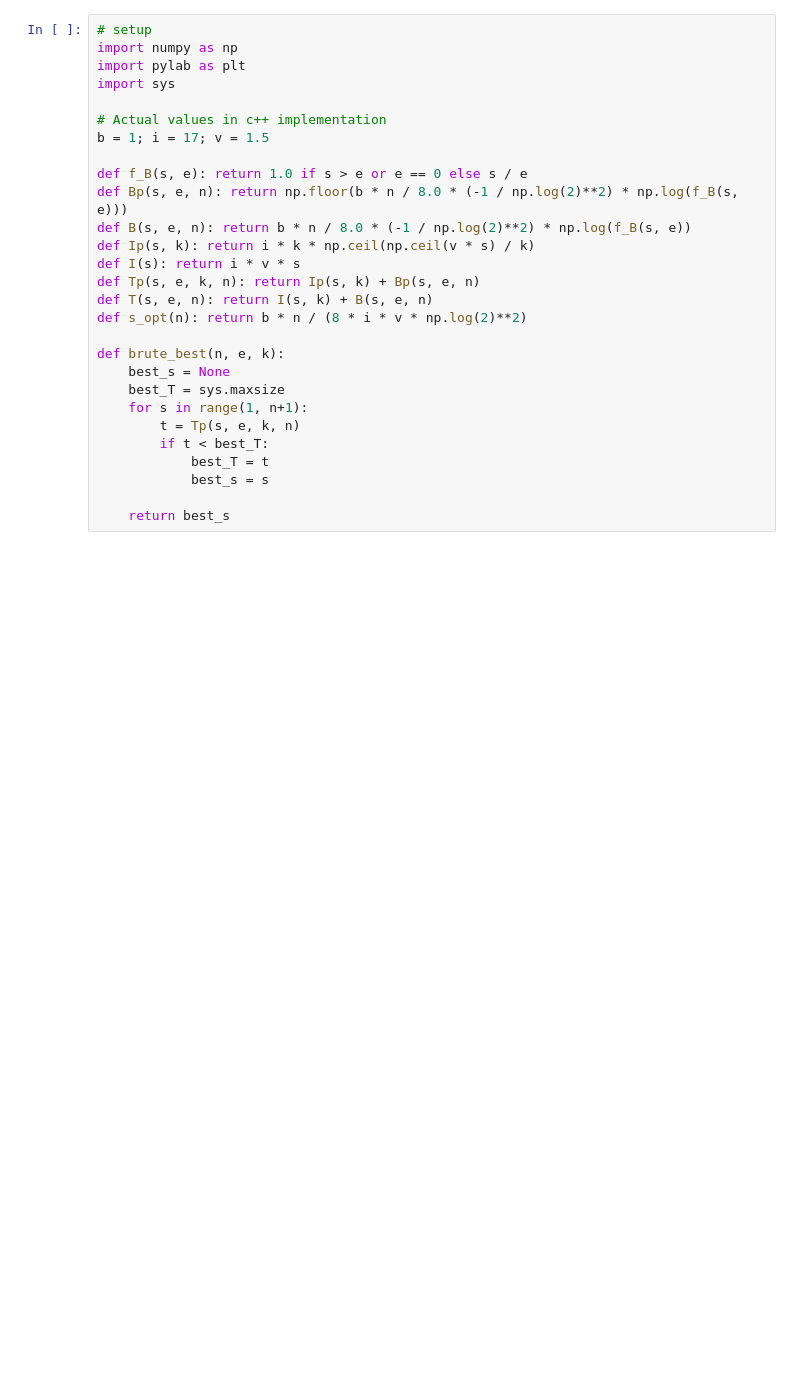
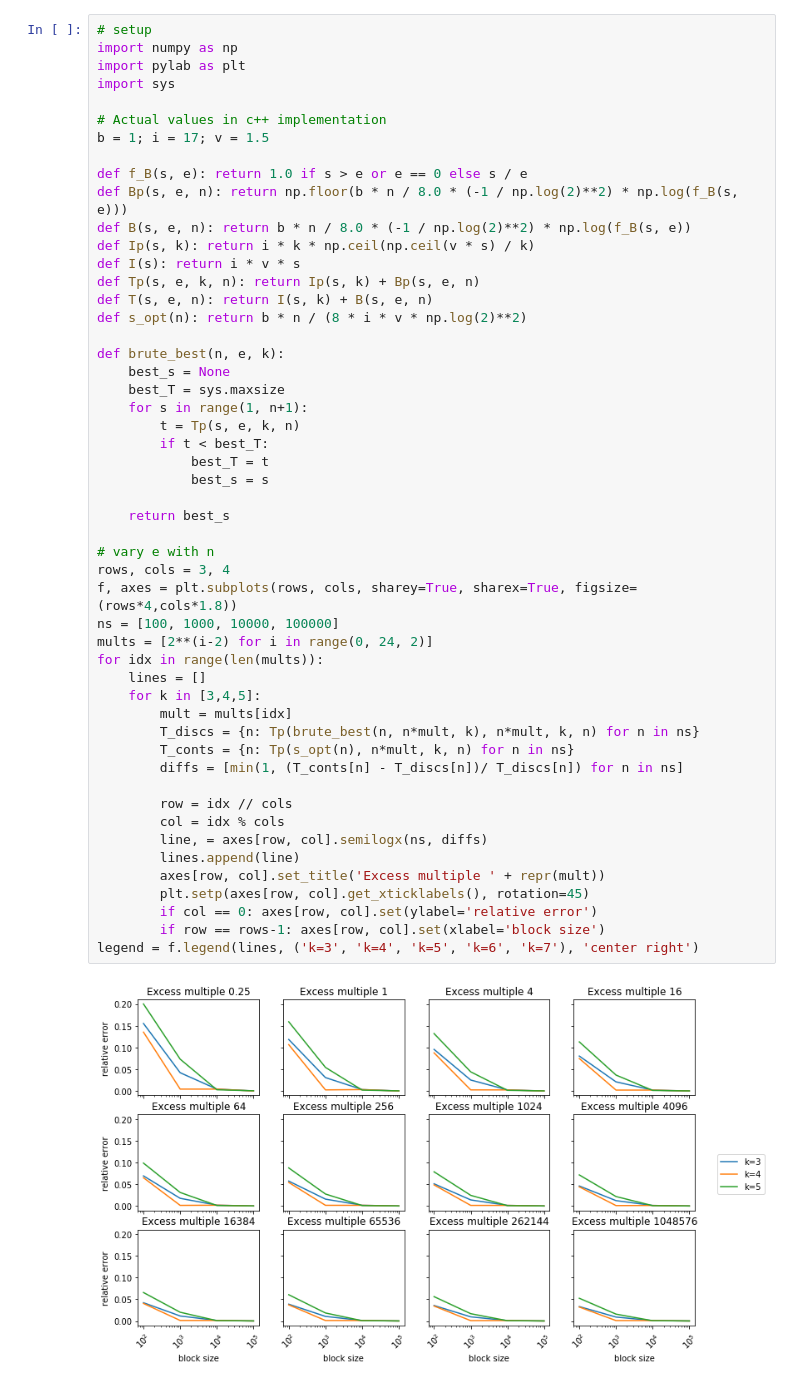
Before and after one commit to bissias/graphene-experiments, a Jupyter notebook: jupyter/graphene_size_optimization.ipynb, the cells around one changed output. Drawn from its saved outputs; the diff is of its cells as text; blank space fills up the shorter version.

```diff
--- a/jupyter/graphene_size_optimization.ipynb
+++ b/jupyter/graphene_size_optimization.ipynb
@@ -55,28 +55,53 @@ In the code below, we analyze the accuracy of the continuous model, relative to
 # %%
 # setup
 import numpy as np
 import pylab as plt
 import sys
 
 # Actual values in c++ implementation
 b = 1; i = 17; v = 1.5
 
 def f_B(s, e): return 1.0 if s > e or e == 0 else s / e
 def Bp(s, e, n): return np.floor(b * n / 8.0 * (-1 / np.log(2)**2) * np.log(f_B(s, e)))
 def B(s, e, n): return b * n / 8.0 * (-1 / np.log(2)**2) * np.log(f_B(s, e))
 def Ip(s, k): return i * k * np.ceil(np.ceil(v * s) / k)
 def I(s): return i * v * s
 def Tp(s, e, k, n): return Ip(s, k) + Bp(s, e, n)
 def T(s, e, n): return I(s, k) + B(s, e, n)
 def s_opt(n): return b * n / (8 * i * v * np.log(2)**2)
 
 def brute_best(n, e, k):
     best_s = None
     best_T = sys.maxsize
     for s in range(1, n+1):
         t = Tp(s, e, k, n)
         if t < best_T:
             best_T = t
             best_s = s
 
     return best_s
+
+# vary e with n
+rows, cols = 3, 4
+f, axes = plt.subplots(rows, cols, sharey=True, sharex=True, figsize=(rows*4,cols*1.8))
+ns = [100, 1000, 10000, 100000]
+mults = [2**(i-2) for i in range(0, 24, 2)]
+for idx in range(len(mults)):
+    lines = []
+    for k in [3,4,5]:
+        mult = mults[idx]
+        T_discs = {n: Tp(brute_best(n, n*mult, k), n*mult, k, n) for n in ns}
+        T_conts = {n: Tp(s_opt(n), n*mult, k, n) for n in ns}
+        diffs = [min(1, (T_conts[n] - T_discs[n])/ T_discs[n]) for n in ns]
+
+        row = idx // cols
+        col = idx % cols
+        line, = axes[row, col].semilogx(ns, diffs)
+        lines.append(line)
+        axes[row, col].set_title('Excess multiple ' + repr(mult))
+        plt.setp(axes[row, col].get_xticklabels(), rotation=45)
+        if col == 0: axes[row, col].set(ylabel='relative error')
+        if row == rows-1: axes[row, col].set(xlabel='block size')
+legend = f.legend(lines, ('k=3', 'k=4', 'k=5', 'k=6', 'k=7'), 'center right')
+# %% [output]
+[figure, added]
```
Also changed, not shown: parts of 5 cells of this notebook.
